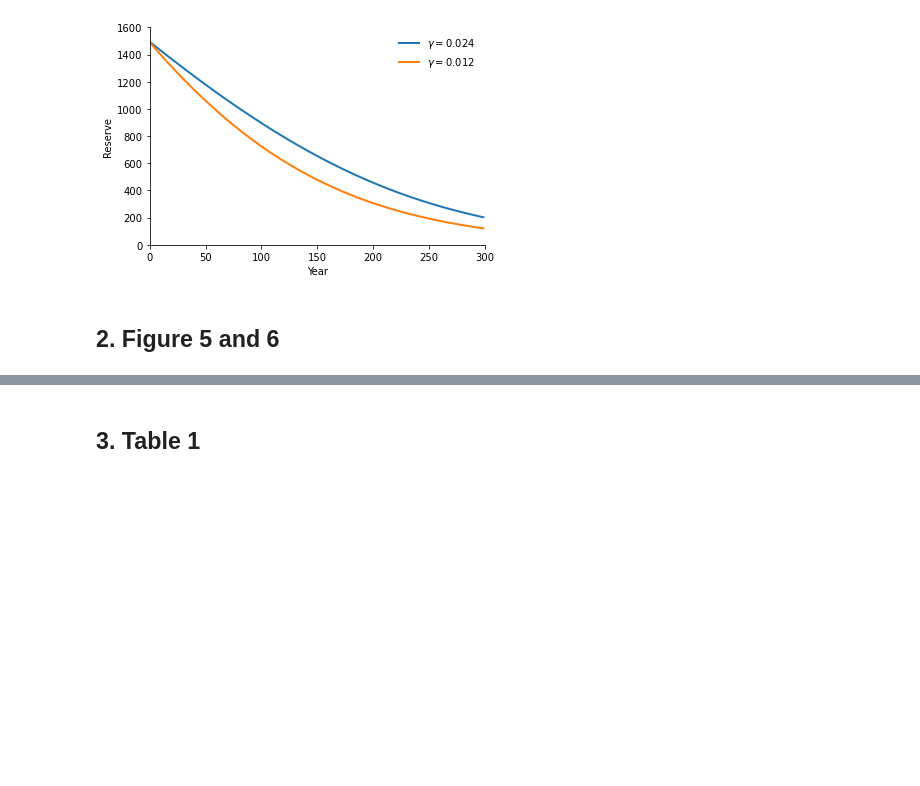
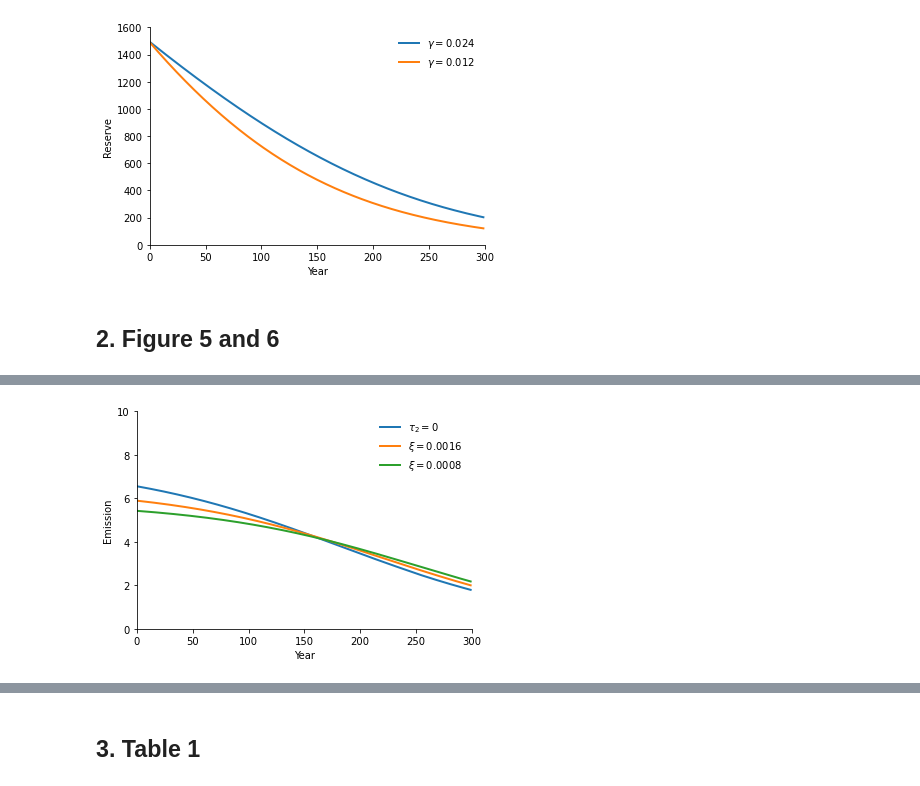
Before and after one commit to lphansen/ClimateUncertaintySpillover, a Jupyter notebook: notebook/paper_plots.ipynb, the cells around one changed output, grey strips where cells are left out. Saved outputs shown, nothing was run; the diff lists cells and outputs as text; code cells hidden in the pictures; blank space fills up the shorter version.

```diff
--- a/notebook/paper_plots.ipynb
+++ b/notebook/paper_plots.ipynb
@@ -192,0 +198,13 @@ plt.show()
+# %%
+plt.plot(Et_high, linewidth=2, label=r'$\tau_2=0$')
+plt.plot(Et_high_1x, linewidth=2, label=r'$\xi=0.0016$')
+plt.plot(Et_high_05x, linewidth=2, label=r'$\xi=0.0008$')
+plt.xlim(0,T)
+plt.ylim(0,10)
+plt.xlabel('Year')
+plt.ylabel('Emission')
+plt.legend(frameon=False)
+plt.savefig('emission_high_damage.png', dpi = 1200)
+plt.show()
+# %% [output]
+[figure, added]
```
Also changed, not shown: parts of 8 cells of this notebook, 10 other files.
